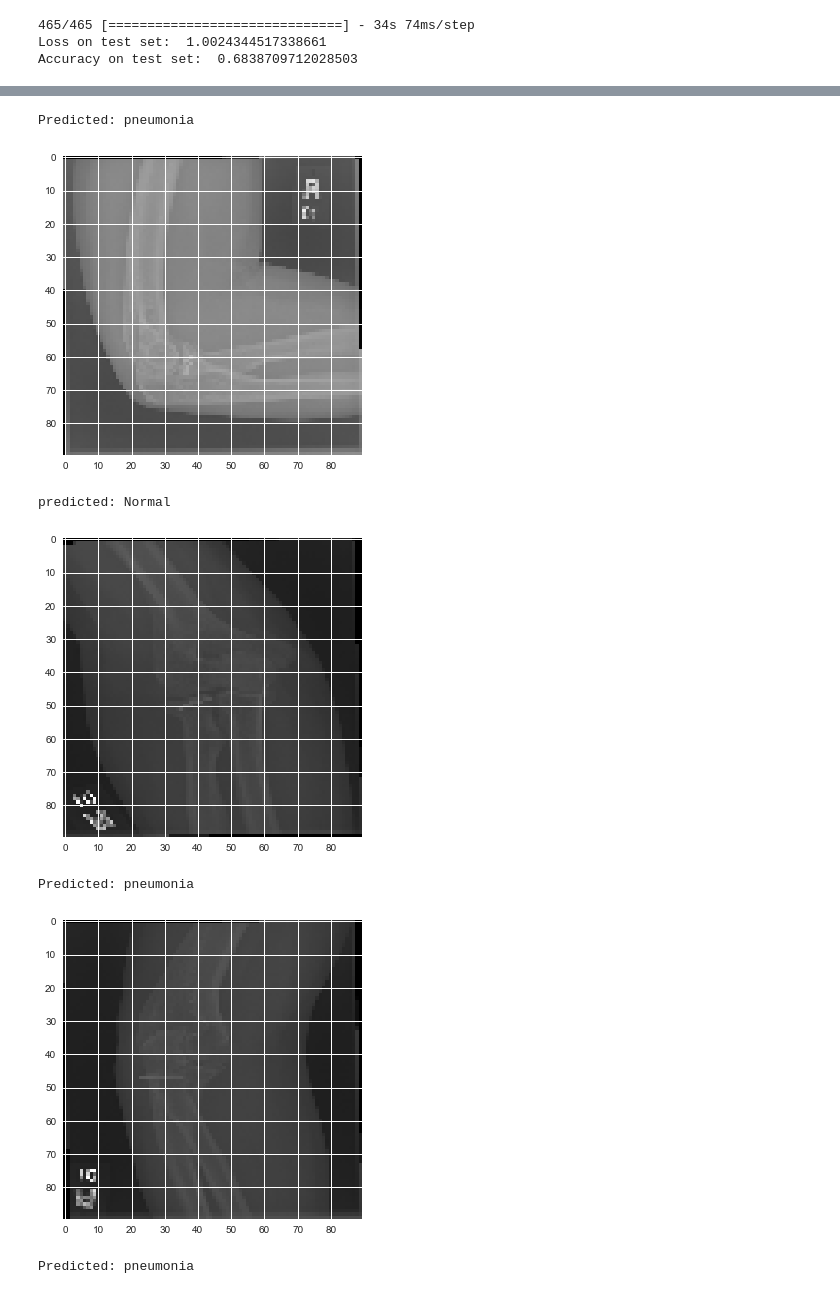
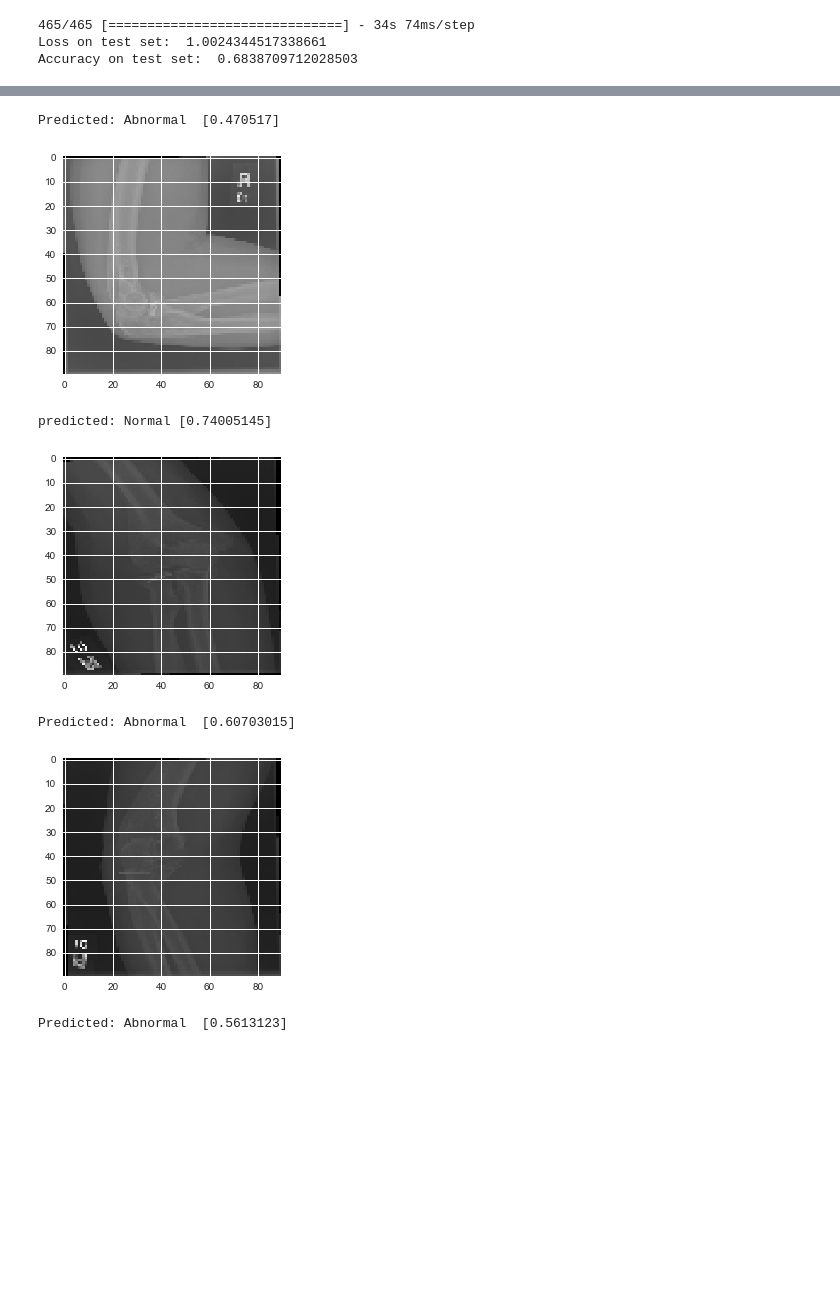
Before and after one commit to amikha33/MURA, a Jupyter notebook: Mura_VGG19.ipynb, the cells around one changed output, grey strips where cells are left out. Cells and saved outputs as stored; diff of their text form; code cells hidden in the pictures; blank space fills up the shorter version.

Commit message:
plot prediction

```diff
--- a/Mura_VGG19.ipynb
+++ b/Mura_VGG19.ipynb
@@ -225,11 +225,14 @@ Recall of MURA for pneumonia:0.47
 # %%
-num_test = 15
+%matplotlib inline
+from matplotlib import pyplot as plt
+
+num_test = 50
 predictions = vgg19_model.predict(stretchData_VGG_Elbow_Test[:num_test,:,:,:])
 for i in range(num_test):
-    if predictions[i] < test_acc:
-        print("Predicted: pneumonia ")
+    if predictions[i] <test_acc:
+        print("Predicted: Abnormal ",predictions[i])
     else:
-        print("predicted: Normal")
+        print("predicted: Normal",predictions[i])
     plt.imshow(stretchData_VGG_Elbow_Test[i])
     plt.show()
 # %% [output]
@@ -240,7 +243,7 @@ predicted: Normal
-Predicted: pneumonia
+Predicted: Abnormal  [0.470517]
-[figure, old version]
+[figure, new version]
-predicted: Normal
+predicted: Normal [0.74005145]
-[figure, old version]
+[figure, new version]
-Predicted: pneumonia
+Predicted: Abnormal  [0.60703015]
-[figure, old version]
+[figure, new version]
-Predicted: pneumonia
+Predicted: Abnormal  [0.5613123]
```
Also changed, not shown: parts of 3 cells of this notebook.
